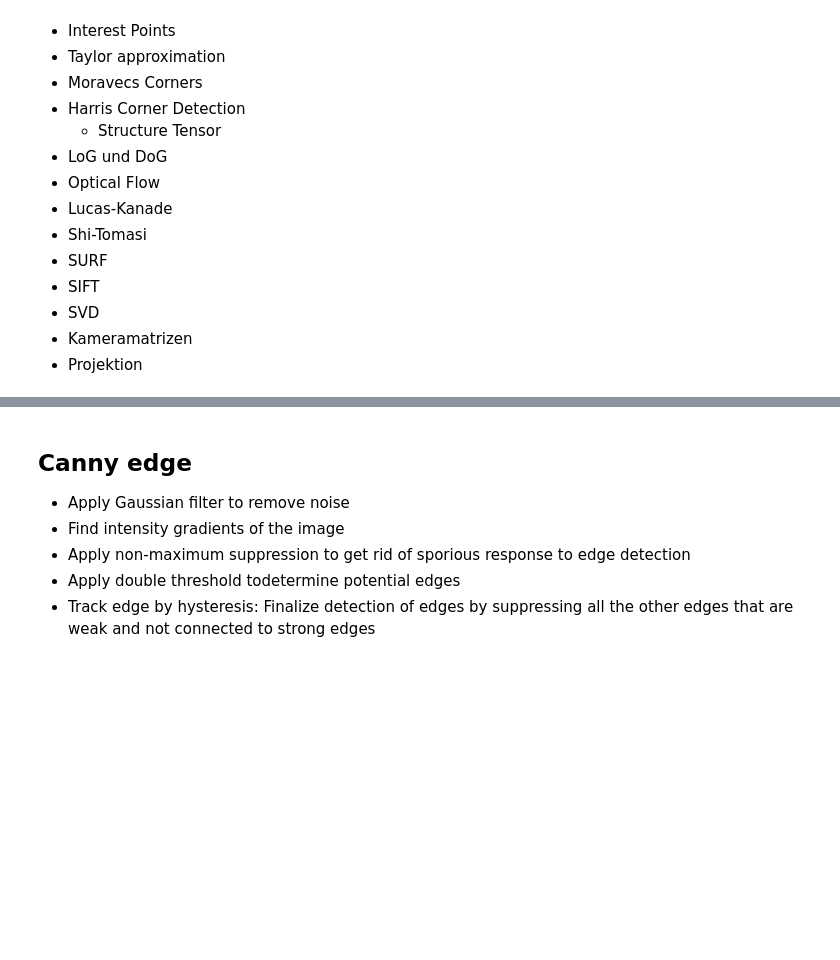
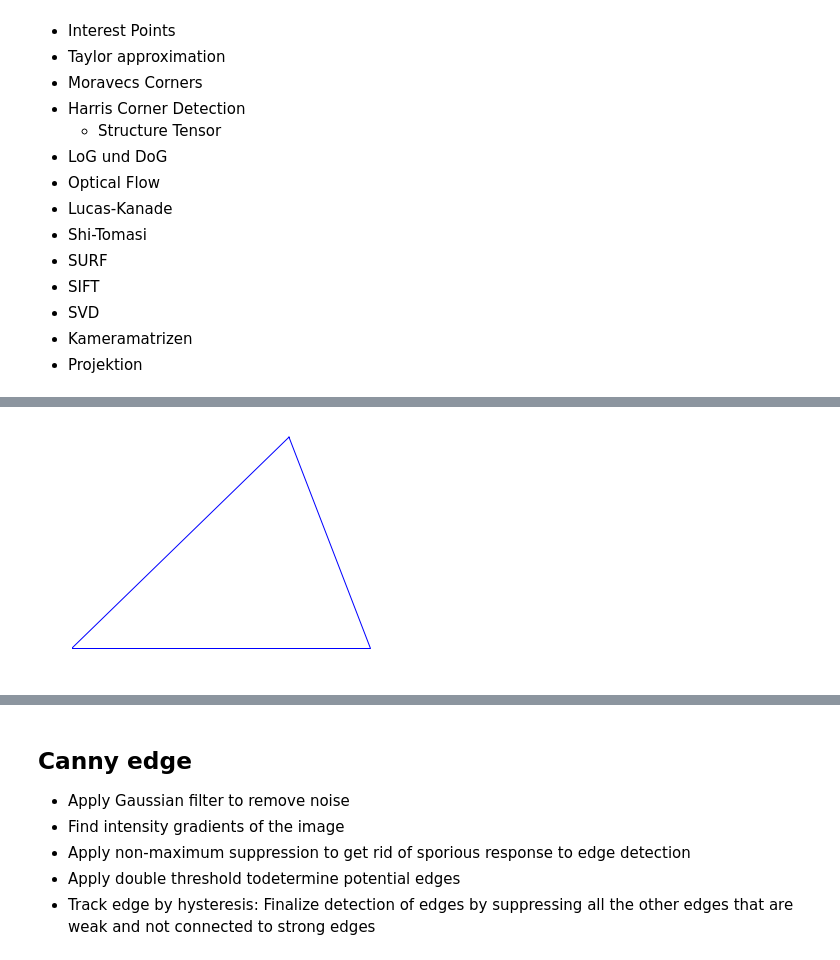
Before and after one commit to justayak/computer_vision_ws2015, a Jupyter notebook: play/Overview.ipynb, the cells around one changed output, grey strips where cells are left out. Cells and saved outputs as stored; diff of their text form; code cells hidden in the pictures; blank space fills up the shorter version.

```diff
--- a/play/Overview.ipynb
+++ b/play/Overview.ipynb
@@ -64,0 +71,47 @@ Smila = jv.imresize(Smila, size)
+# %%
+# Camera matrix
+
+def generate_camera(f):
+    """
+    @param f: focal length
+    """
+    return np.array([
+            [1,0,0,0],
+            [0,1,0,0],
+            [0,0,1.0/f,0]])
+
+def homo(V):
+    R = np.ones((V.shape[0]+1, 1))
+    for i in range(0, V.shape[0]):
+        R[i,0] = V[i,0]
+    return R
+
+def de_homo(H):
+    last = H.shape[0] - 1
+    if H[last,0] == 0:
+        return np.zeros((last, 1))
+    else:
+        H = H/H[last,0]
+        r = np.zeros((last, 1))
+        for i in range(0, last):
+            r[i,0] = H[i,0]
+        return r
+
+C = generate_camera(1)
+
+v1 = homo(np.array([[10],[10],[11]]))
+v2 = homo(np.array([[0],[10],[12]]))
+v3 = homo(np.array([[15],[10],[12]]))
+
+p1 = de_homo(np.dot(C, v1))
+p2 = de_homo(np.dot(C, v2))
+p3 = de_homo(np.dot(C, v3))
+
+xp = [p1[0], p2[0], p3[0], p1[0]]
+yp = [p1[1], p2[1], p3[1], p1[1]]
+
+plt.plot(xp, yp)
+plt.axis('off')
+plt.show()
+# %% [output]
+[figure, added]
```
Also changed, not shown: parts of 9 cells of this notebook, 2 other files.
